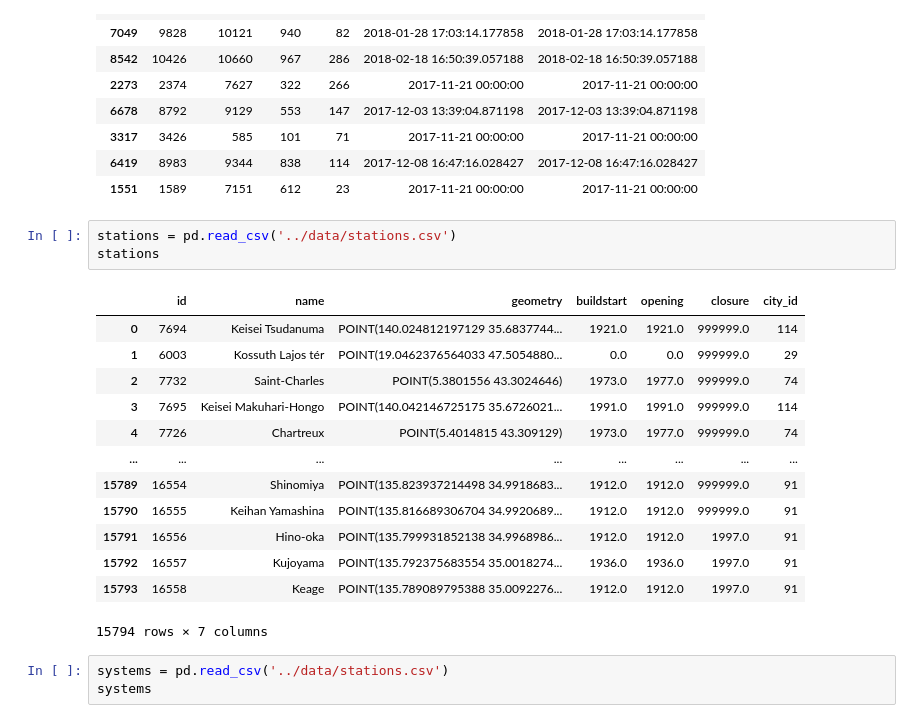
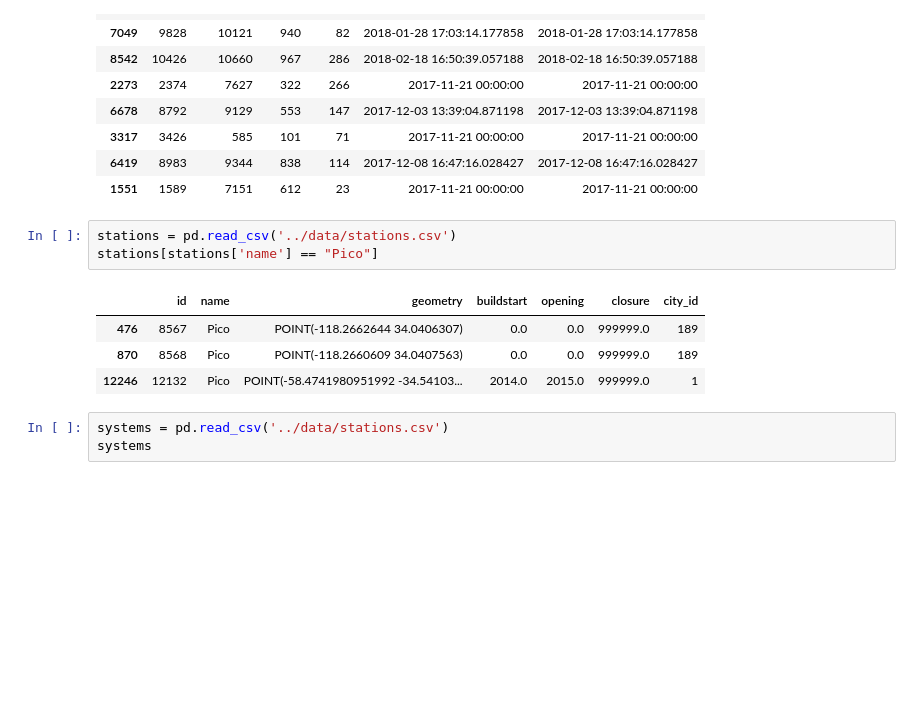
Before and after one commit to JaimeVRodriguez/transit_systems_of_word_eda, a Jupyter notebook: notebooks/testing.ipynb, the cells around one changed output. Drawn from its saved outputs; the diff is of its cells as text; blank space fills up the shorter version.

```diff
--- a/notebooks/testing.ipynb
+++ b/notebooks/testing.ipynb
@@ -62,21 +54,12 @@ station_lines.sample(16)
 | 1551 | 1589 | 7151 | 612 | 23 | 2017-11-21 00:00:00 | 2017-11-21 00:00:00 |
 # %%
 stations = pd.read_csv('../data/stations.csv')
-stations
+stations[stations['name'] == "Pico"]
 # %% [output]
 |  | id | name | geometry | buildstart | opening | closure | city_id |
-| 0 | 7694 | Keisei Tsudanuma | POINT(140.024812197129 35.6837744... | 1921.0 | 1921.0 | 999999.0 | 114 |
-| 1 | 6003 | Kossuth Lajos tér | POINT(19.0462376564033 47.5054880... | 0.0 | 0.0 | 999999.0 | 29 |
-| 2 | 7732 | Saint-Charles | POINT(5.3801556 43.3024646) | 1973.0 | 1977.0 | 999999.0 | 74 |
-| 3 | 7695 | Keisei Makuhari-Hongo | POINT(140.042146725175 35.6726021... | 1991.0 | 1991.0 | 999999.0 | 114 |
-| 4 | 7726 | Chartreux | POINT(5.4014815 43.309129) | 1973.0 | 1977.0 | 999999.0 | 74 |
-| ... | ... | ... | ... | ... | ... | ... | ... |
-| 15789 | 16554 | Shinomiya | POINT(135.823937214498 34.9918683... | 1912.0 | 1912.0 | 999999.0 | 91 |
-| 15790 | 16555 | Keihan Yamashina | POINT(135.816689306704 34.9920689... | 1912.0 | 1912.0 | 999999.0 | 91 |
-| 15791 | 16556 | Hino-oka | POINT(135.799931852138 34.9968986... | 1912.0 | 1912.0 | 1997.0 | 91 |
-| 15792 | 16557 | Kujoyama | POINT(135.792375683554 35.0018274... | 1936.0 | 1936.0 | 1997.0 | 91 |
-| 15793 | 16558 | Keage | POINT(135.789089795388 35.0092276... | 1912.0 | 1912.0 | 1997.0 | 91 |
+| 476 | 8567 | Pico | POINT(-118.2662644 34.0406307) | 0.0 | 0.0 | 999999.0 | 189 |
+| 870 | 8568 | Pico | POINT(-118.2660609 34.0407563) | 0.0 | 0.0 | 999999.0 | 189 |
+| 12246 | 12132 | Pico | POINT(-58.4741980951992 -34.54103... | 2014.0 | 2015.0 | 999999.0 | 1 |
-15794 rows × 7 columns
 # %%
 systems = pd.read_csv('../data/stations.csv')
 systems
```
Also changed, not shown: parts of 3 cells of this notebook.
